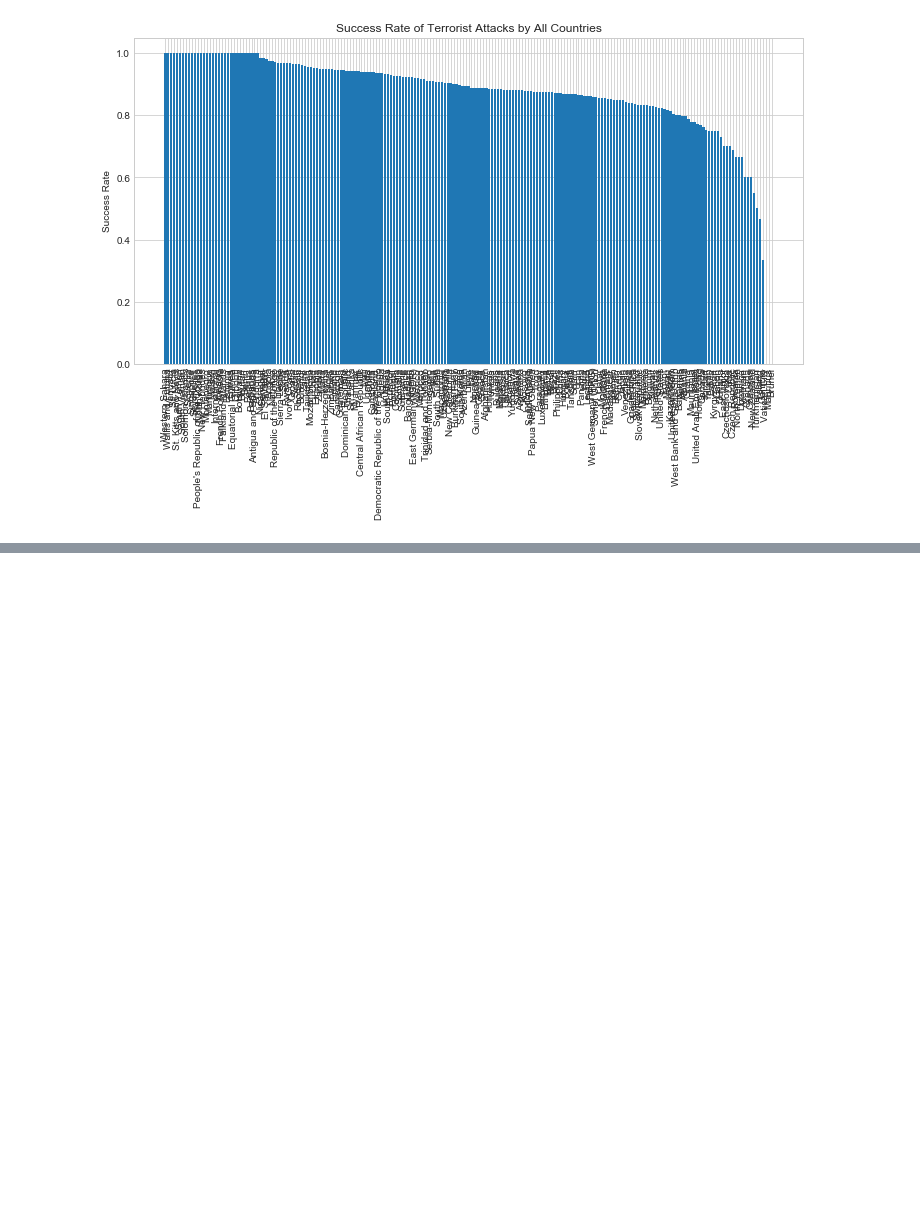
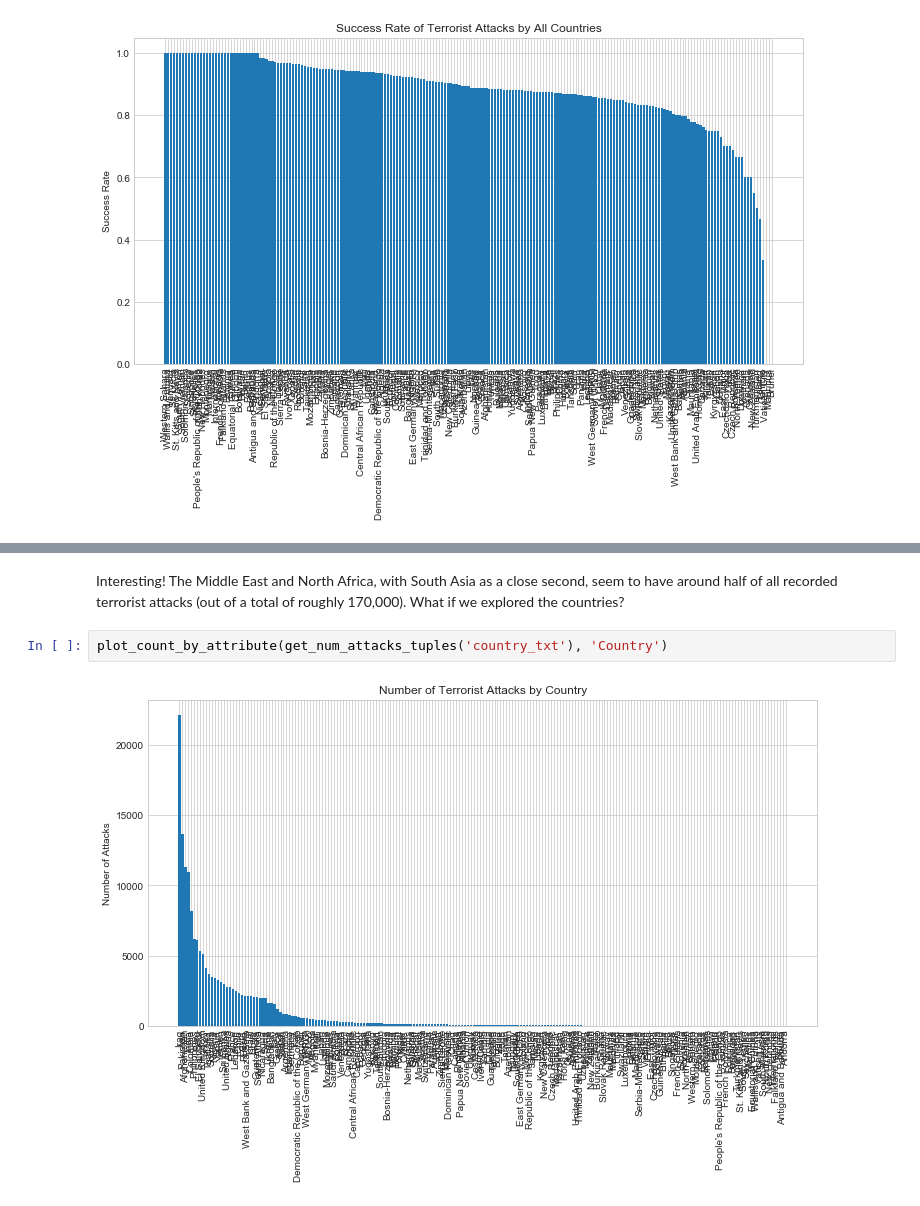
Before and after one commit to jacobakh/ML4CT, a Jupyter notebook: akhil_exploration.ipynb, the cells around one changed output, grey strips where cells are left out. Drawn from its saved outputs; the diff is of its cells as text; blank space fills up the shorter version.

```diff
--- a/akhil_exploration.ipynb
+++ b/akhil_exploration.ipynb
@@ -63,0 +117,6 @@ plot_attribute_success(get_success_tuples('country_txt'), 'All Countries')
+# %% [markdown]
+Interesting! The Middle East and North Africa, with South Asia as a close second, seem to have around half of all recorded terrorist attacks (out of a total of roughly 170,000). What if we explored the countries?
+# %%
+plot_count_by_attribute(get_num_attacks_tuples('country_txt'), 'Country')
+# %% [output]
+[figure, added]
```
Also changed, not shown: parts of 18 cells of this notebook.
